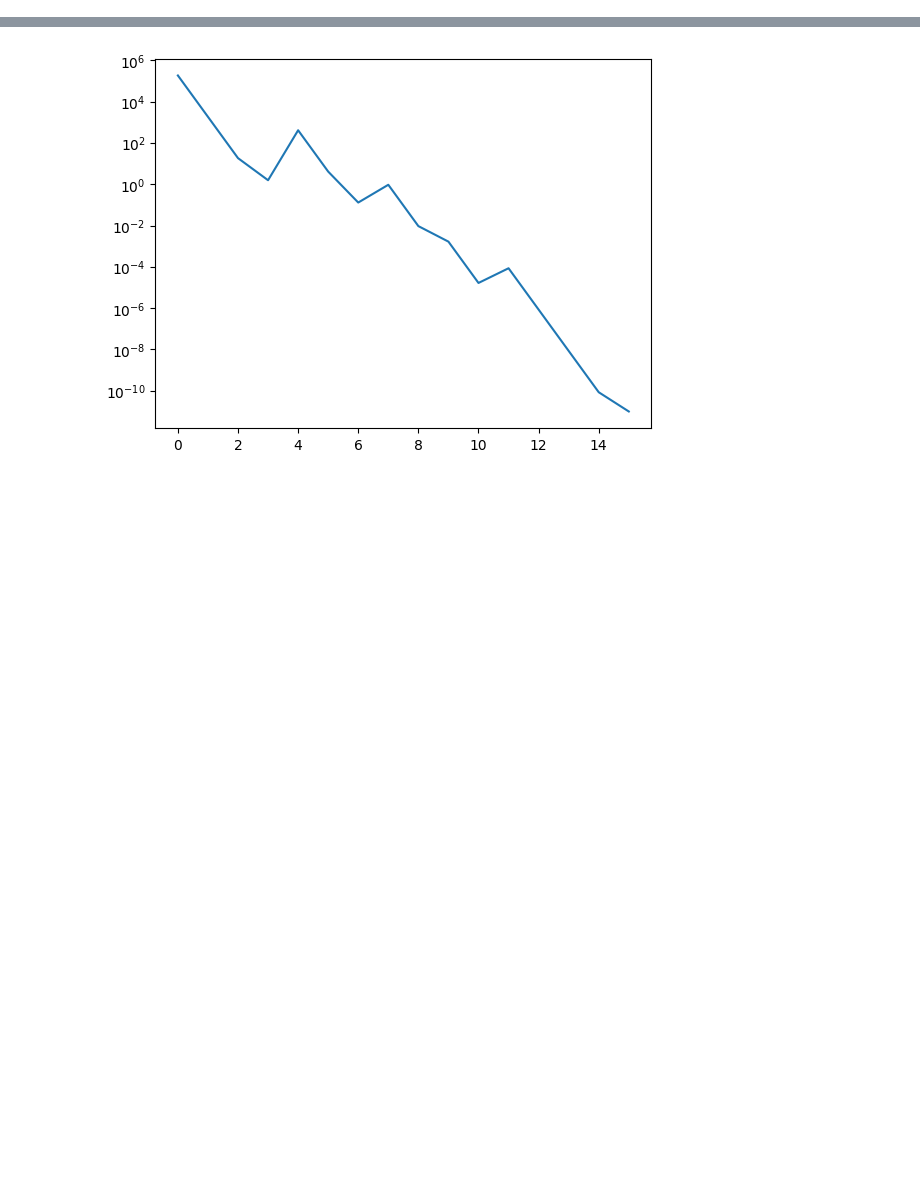
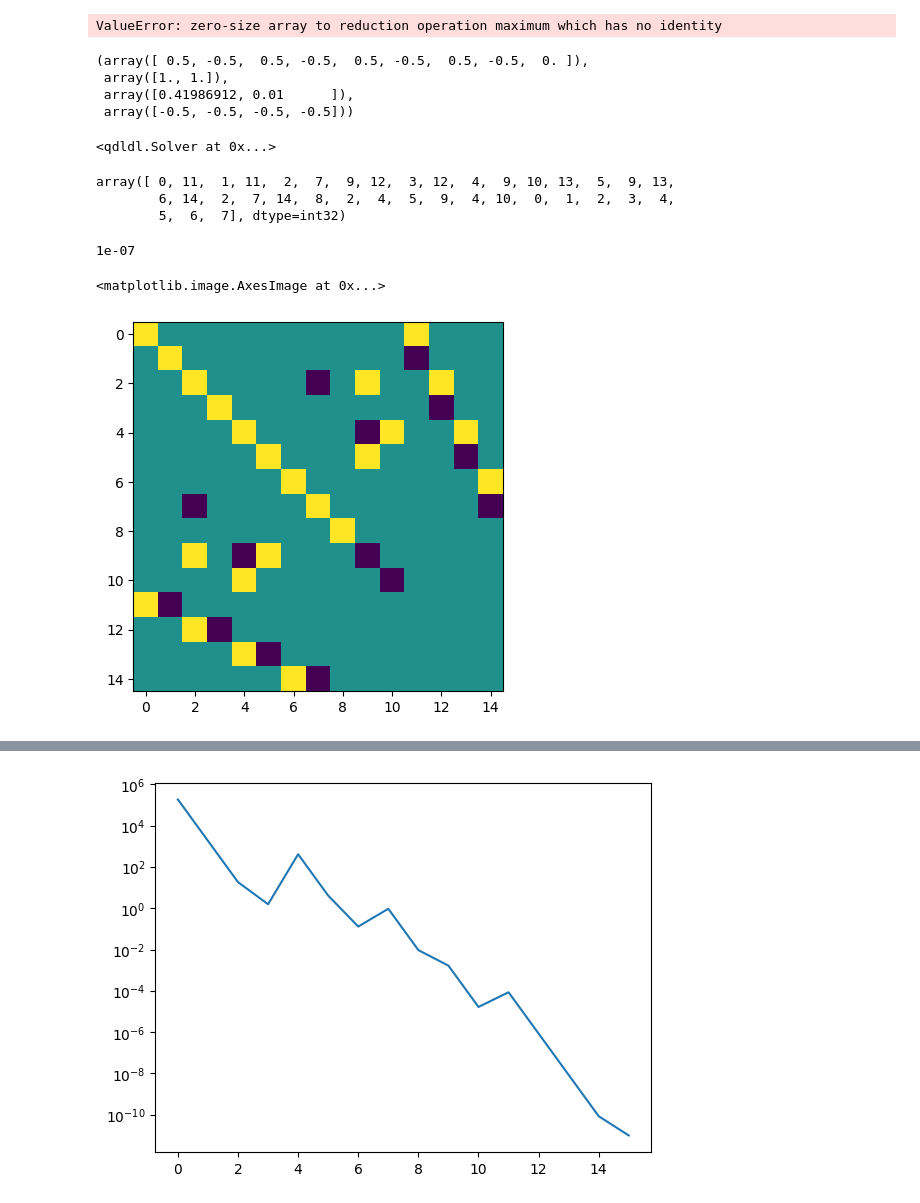
Before and after one commit to AHsu98/glqp, a Jupyter notebook: demo.ipynb, the cells around one changed output, grey strips where cells are left out. Saved outputs shown, nothing was run; the diff lists cells and outputs as text; code cells hidden in the pictures; blank space fills up the shorter version.

Commit message:
First pass on adding equality constraints. Running into annoying problems with singular matrices, etc.

```diff
--- a/demo.ipynb
+++ b/demo.ipynb
@@ -15,0 +9,10 @@ array([], dtype=float64)
+# %%
+m = 10
+n = 8
+
+f,A,Q,C,c,b = build_random_logistic(m = m,n = n,k = 2,density=0.1, seed = 2)
+E = csr_array(diags_array([1,-1],offsets=[0,1],shape=(n-1,n)))
+E = csc_array(E[::2])
+e = np.ones(E.shape[0])
+problem = GLMProblem(f,A,Q,C,c,b,E = E ,e = e)
+x,results = problem.solve(verbose = True)
@@ -42,7 +59,7 @@ x,results = problem.solve()
 n = 2000
 lam = 250.
 f,A,Q,C,c,b,x_true = build_logistic_lasso(m = 10000,n = n, seed = 2,lam = lam)
-problem = GLMProblem(f,A,Q,C,c,b)
+problem = GLMProblem(f,A,Q,C,c,b = b)
 xt,results = problem.solve(verbose = True)
 
 x = xt[:n]
@@ -66,0 +87,48 @@ x = xt[:n]
+# %%
+np.max(np.ones((0,)))
+# %% [output]
+ValueError: zero-size array to reduction operation maximum which has no identity
+# %%
+problem.initialize()
+# %% [output]
+(array([ 0.5, -0.5,  0.5, -0.5,  0.5, -0.5,  0.5, -0.5,  0. ]),
+ array([1., 1.]),
+ array([0.41986912, 0.01      ]),
+ array([-0.5, -0.5, -0.5, -0.5]))
+# %%
+from scipy.sparse import triu
+import qdldl
+
+H = A.T@A
+
+G = block_array(
+            [
+                [H + Q,C.T        ,E.T],
+                [C               ,-1*problem.Ik  ,None],
+                [E           ,None         ,0*diags_array(np.ones(E.shape[0]))]
+            ],format = 'csc'
+        )
+
+# G = triu(G,format = 'csc')
+# G.sort_indices()
+
+# G.eliminate_zeros()
+
+qdldl.Solver(G)
+# %% [output]
+<qdldl.Solver at 0x...>
+# %%
+G.indices
+# %% [output]
+array([ 0, 11,  1, 11,  2,  7,  9, 12,  3, 12,  4,  9, 10, 13,  5,  9, 13,
+        6, 14,  2,  7, 14,  8,  2,  4,  5,  9,  4, 10,  0,  1,  2,  3,  4,
+        5,  6,  7], dtype=int32)
+# %%
+G[0,0]
+# %% [output]
+1e-07
+# %%
+plt.imshow(np.sign(G.toarray()))
+# %% [output]
+<matplotlib.image.AxesImage at 0x...>
+[figure, added]
```
Also changed, not shown: parts of 8 cells of this notebook, 2 other files.
